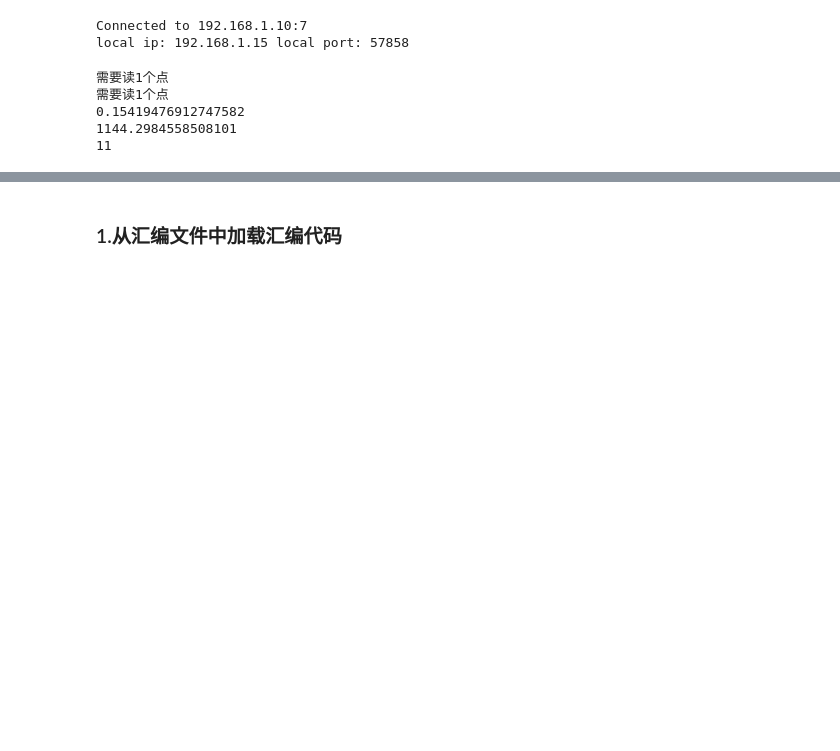
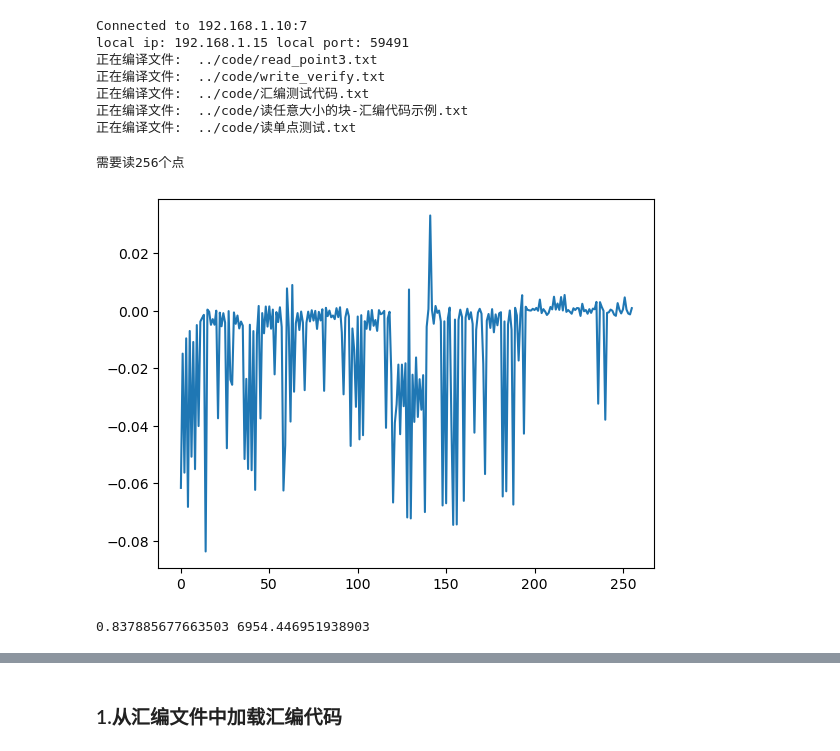
Before and after one commit to bei-meng/host_computer, a Jupyter notebook: examples/汇编代码编译.ipynb, the cells around one changed output, grey strips where cells are left out. Cells and saved outputs as stored; diff of their text form; code cells hidden in the pictures; blank space fills up the shorter version.

```diff
--- a/examples/汇编代码编译.ipynb
+++ b/examples/汇编代码编译.ipynb
@@ -12,23 +15,35 @@ from compiler import COMPILER,SIMULATOR
 # %%
-chip=CHIP(PS("192.168.1.10", 7,debug=4),init=True)
+chip=CHIP(PS("192.168.1.10", 7,debug=0),init=True)
 chip.set_device_cfg(0)
+chip.add_compiler("../code/")
 # %% [output]
 Connected to 192.168.1.10:7
-local ip: 192.168.1.15 local port: 57858
+local ip: 192.168.1.15 local port: 59491
+正在编译文件:  ../code/read_point3.txt
+正在编译文件:  ../code/write_verify.txt
+正在编译文件:  ../code/汇编测试代码.txt
+正在编译文件:  ../code/读任意大小的块-汇编代码示例.txt
+正在编译文件:  ../code/读单点测试.txt
+# %%
+chip.clk_manager.set_cyc(100,200)
 # %%
 need_read = np.zeros((256,256))
-need_read[100,100]=1
-voltage_base1 = chip.read_point2(crossbar=need_read,read_voltage=0,tg=5,gain=1,from_row=True,out_type=0)
+need_read[0,:]=1
+# voltage_base1 = chip.read_point2(crossbar=need_read,read_voltage=0,tg=5,gain=1,from_row=True,out_type=0)
 voltage1 = chip.read_point2(crossbar=need_read,read_voltage=0.1,tg=5,gain=1,from_row=True,out_type=0)
 
-print(voltage1[100,100])
-cond = chip.voltage_to_cond(voltage=voltage1-voltage_base1)
-print(cond[100,100])
 
-print(chip.setting.TIA_index_map(100,col=True))
+ans = chip.read_point3(0,1,0,256,read_voltage=0.1,tg=5,gain=1,from_row=True,out_type=0)
+# plt.plot(ans[0])
+plt.plot(ans[0]-voltage1[0,:])
+plt.show()
 # %% [output]
-需要读1个点
-需要读1个点
-0.15419476912747582
-1144.2984558508101
-11
+需要读256个点
+[figure, added]
+# %%
+print()
+v=chip.adc.hex_to_voltage("55cc")
+c=chip.adc.voltage_to_cond(v,0.1)
+print(v,c)
+# %% [output]
+0.837885677663503 6954.446951938903
```
Also changed, not shown: parts of 11 cells of this notebook, 12 other files.
